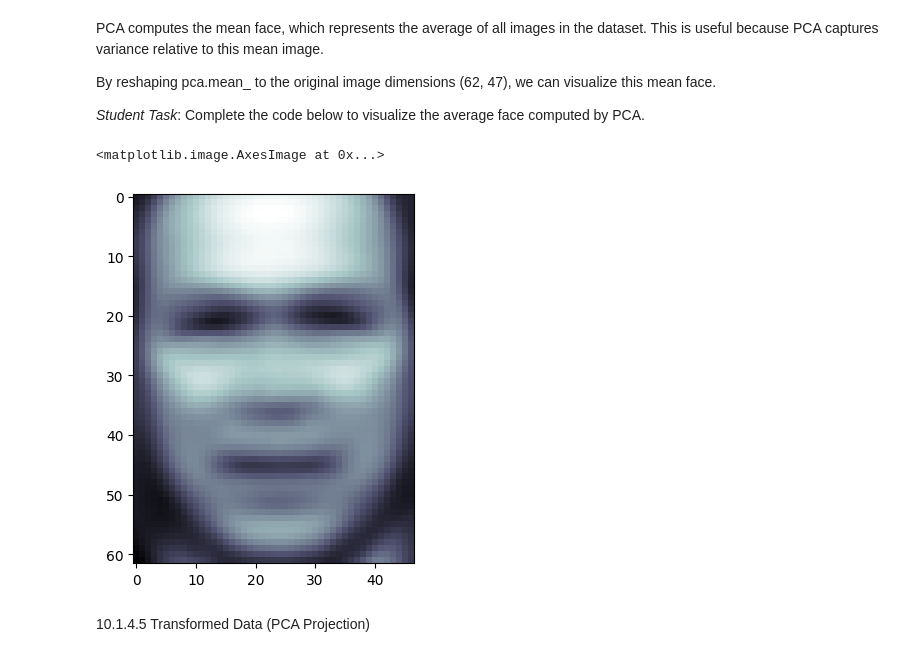
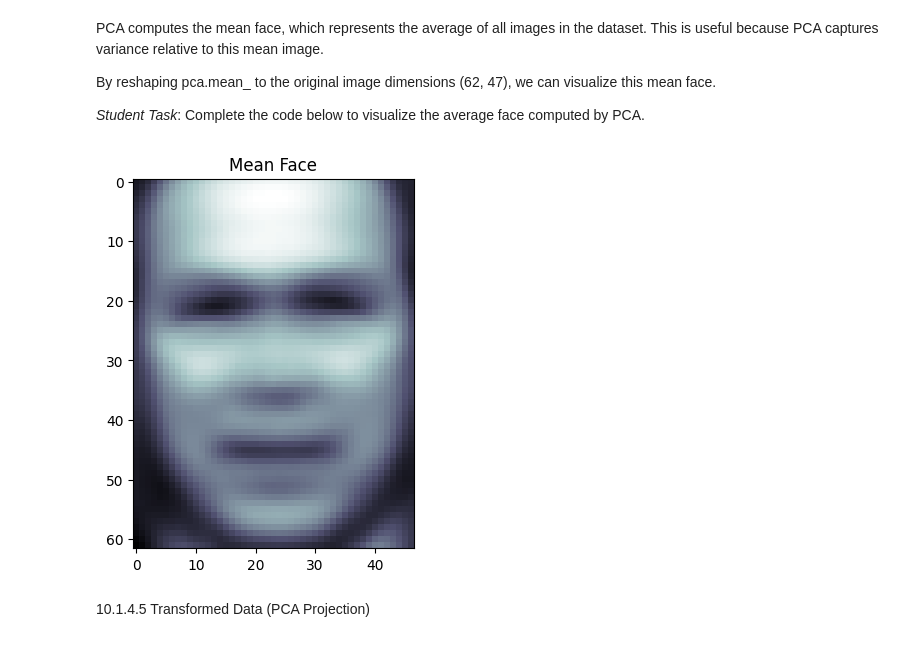
Before and after one commit to Meitiann/INF2008-ML-Labs, a Jupyter notebook: Week10_INF2008_Lab_2302073.ipynb, the cells around one changed output. Saved outputs shown, nothing was run; the diff lists cells and outputs as text; code cells hidden in the pictures.

```diff
--- a/Week10_INF2008_Lab_2302073.ipynb
+++ b/Week10_INF2008_Lab_2302073.ipynb
@@ -63,11 +63,11 @@ We will use the fetch_lfw_people function from sklearn.datasets to load images o
 *Student Task*: Complete the code below to load the dataset. Set `min_faces_per_person=60` to filter out people with fewer than 60 images.
 # %%
 # TODO: Load the dataset (set min_faces_per_person=60)
-faces = fetch_lfw_people(min_faces_per_person=____)  # <-- Fill in the missing value
+faces = fetch_lfw_people(min_faces_per_person=60)  # <-- Fill in the missing value
 
 # TODO: Print the names of the people in the dataset
-print("Target names:", ____)  # <-- What attribute holds the names?
+print("Target names:", faces.target_names)  # <-- What attribute holds the names?
 
 # TODO: Print the shape of the images (how many images, their height & width)
-print("Image shape:", ____)  # <-- What attribute holds the image data?
+print("Image shape:", faces.images.shape)  # <-- What attribute holds the image data?
 # %% [output]
@@ -183,13 +182,13 @@ This indicates that most of the variance is explained by the first few component
 *Student Task*: Complete the code below to fit PCA with **95% explained variance** and transform the facial images.
 # %%
 # TODO: Create a PCA model that preserves 95% of the variance
-pca = PCA(n_components=____)  # <-- Fill in the correct value
+pca = PCA(n_components=0.95)  # <-- Fill in the correct value
 
 # TODO: Fit PCA to the dataset
-pca.fit(____)  # <-- Fill in the correct dataset attribute
+pca.fit(faces.data)  # <-- Fill in the correct dataset attribute
 
 # TODO: Transform the dataset using the fitted PCA model
-components = pca.____(____)  # <-- Fill in the correct method and dataset
+components = pca.transform(faces.data)  # <-- Fill in the correct method and dataset
 # %% [markdown]
 Notice that we use a bit more components, this time 184 instead of 150.
 # %%
@@ -277,14 +275,13 @@ By reshaping pca.mean_ to the original image dimensions (62, 47), we can visuali
 *Student Task*: Complete the code below to visualize the average face computed by PCA.
 # %%
 # TODO: Display the mean face computed by PCA
-plt.imshow(____.____.reshape(____, ____), cmap='bone')  # <-- Fill in the correct attribute and dimensions
+plt.imshow(pca.mean_.reshape(62, 47), cmap='bone')  # <-- Fill in the correct attribute and dimensions
 
 # TODO: Add a title
 plt.title("Mean Face")
 plt.show()
 # %% [output]
-<matplotlib.image.AxesImage at 0x...>
-[figure, old version]
+[figure, new version]
 # %% [markdown]
 10.1.4.5 Transformed Data (PCA Projection)
 # %% [markdown]
```
Also changed, not shown: parts of 18 cells of this notebook.
